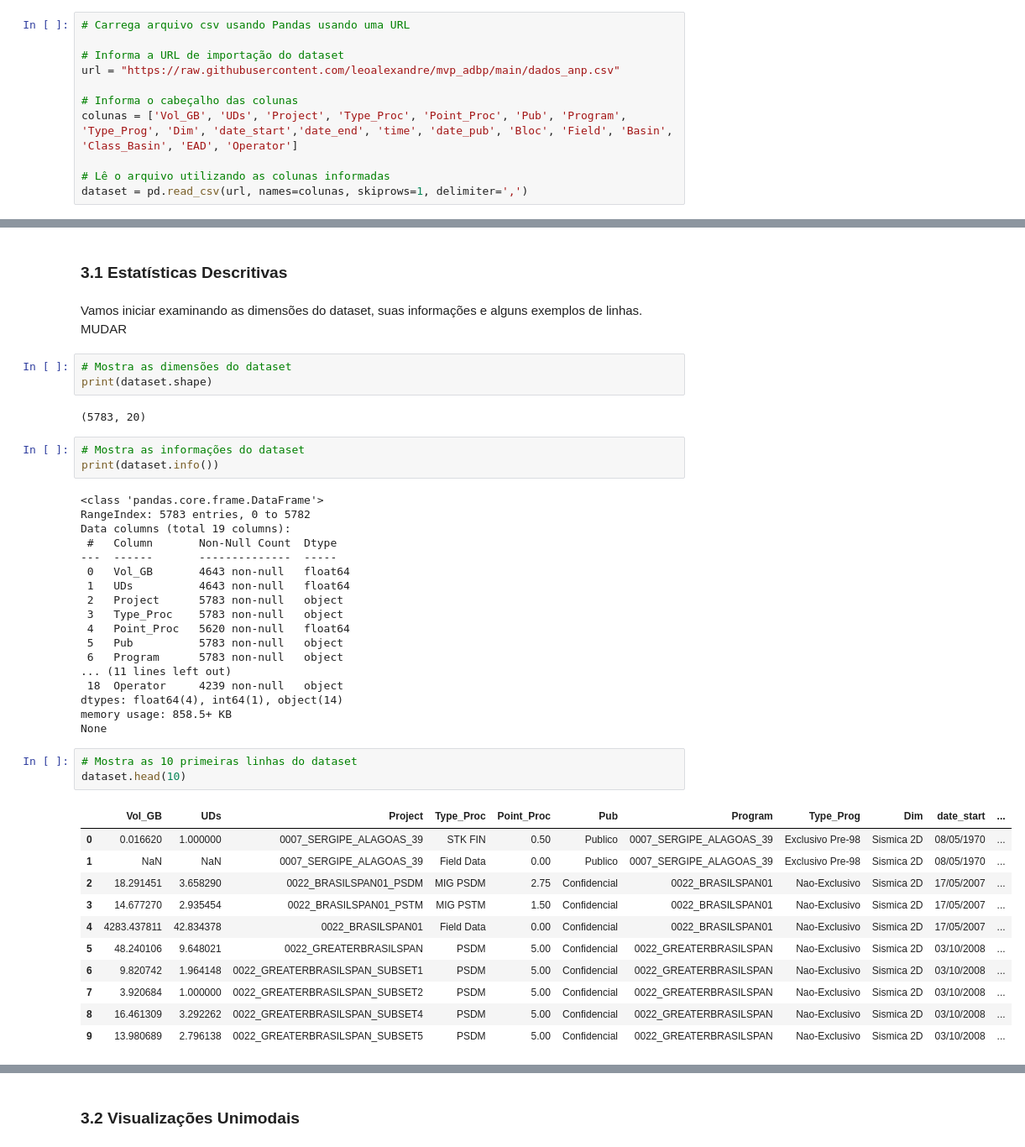
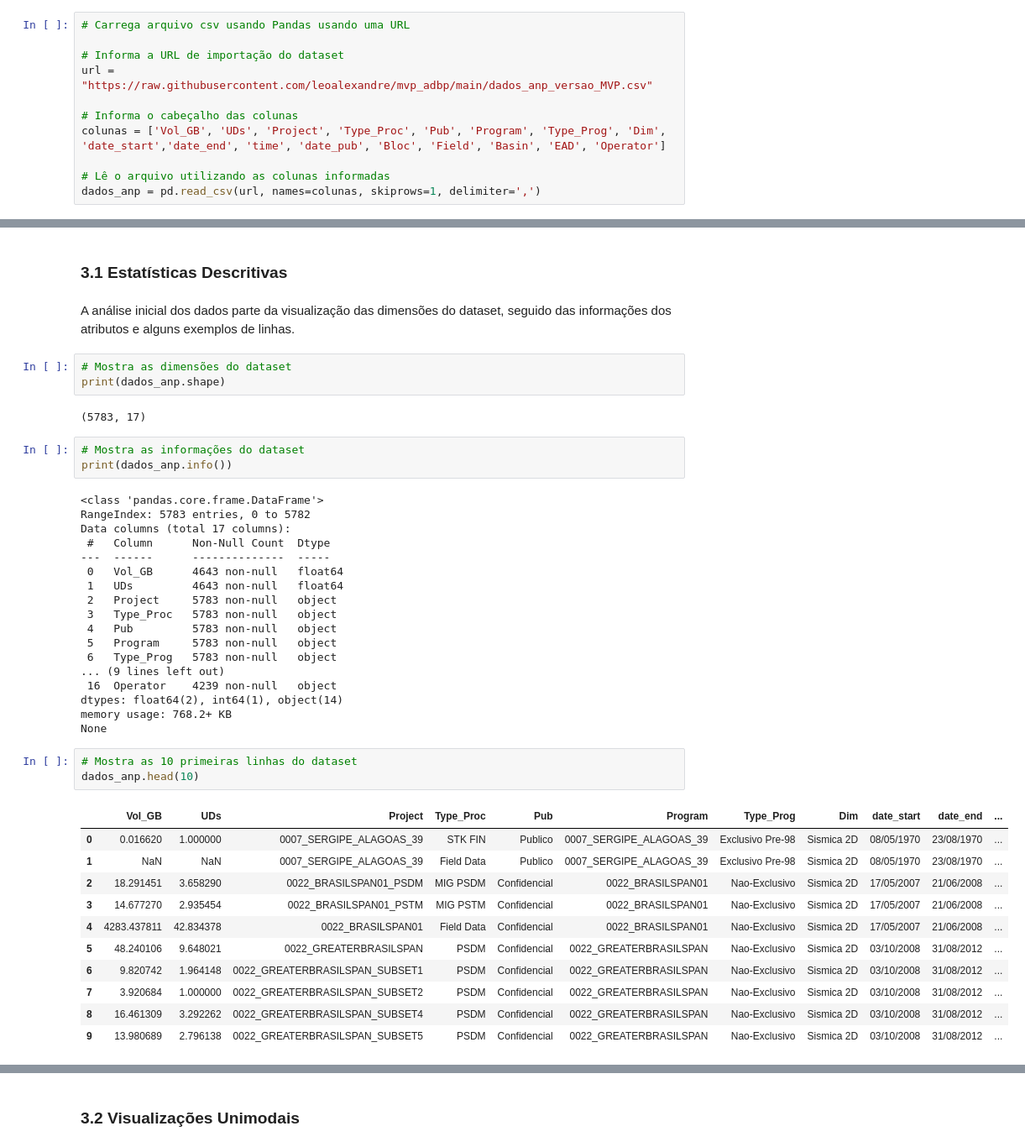
Before and after one commit to leoalexandre/MVP_ADBP, a Jupyter notebook: mvp_anp_seismic.ipynb, the cells around one changed output, grey strips where cells are left out. Shown at 84% size. Cells and saved outputs as stored; diff of their text form.

```diff
--- a/mvp_anp_seismic.ipynb
+++ b/mvp_anp_seismic.ipynb
@@ -77,10 +78,10 @@ Para a carga dos dados presentes em um arquivo de extensão csv será utilizado
 # Carrega arquivo csv usando Pandas usando uma URL
 
 # Informa a URL de importação do dataset
-url = "https://raw.githubusercontent.com/leoalexandre/mvp_adbp/main/dados_anp.csv"
+url = "https://raw.githubusercontent.com/leoalexandre/mvp_adbp/main/dados_anp_versao_MVP.csv"
 
 # Informa o cabeçalho das colunas
-colunas = ['Vol_GB', 'UDs', 'Project', 'Type_Proc', 'Point_Proc', 'Pub', 'Program', 'Type_Prog', 'Dim', 'date_start','date_end', 'time', 'date_pub', 'Bloc', 'Field', 'Basin', 'Class_Basin', 'EAD', 'Operator']
+colunas = ['Vol_GB', 'UDs', 'Project', 'Type_Proc', 'Pub', 'Program', 'Type_Prog', 'Dim', 'date_start','date_end', 'time', 'date_pub', 'Bloc', 'Field', 'Basin', 'EAD', 'Operator']
 
 # Lê o arquivo utilizando as colunas informadas
-dataset = pd.read_csv(url, names=colunas, skiprows=1, delimiter=',')
+dados_anp = pd.read_csv(url, names=colunas, skiprows=1, delimiter=',')
@@ -98,47 +104,47 @@ dataset.head()
 # %% [markdown]
 ### 3.1 Estatísticas Descritivas
 # %% [markdown]
-Vamos iniciar examinando as dimensões do dataset, suas informações e alguns exemplos de linhas. MUDAR
+A análise inicial dos dados parte da visualização das dimensões do dataset, seguido das informações dos atributos e alguns exemplos de linhas.
 # %%
 # Mostra as dimensões do dataset
-print(dataset.shape)
+print(dados_anp.shape)
 # %% [output]
-(5783, 20)
+(5783, 17)
 # %%
 # Mostra as informações do dataset
-print(dataset.info())
+print(dados_anp.info())
 # %% [output]
 <class 'pandas.core.frame.DataFrame'>
 RangeIndex: 5783 entries, 0 to 5782
-Data columns (total 19 columns):
- #   Column       Non-Null Count  Dtype
----  ------       --------------  -----
- 0   Vol_GB       4643 non-null   float64
- 1   UDs          4643 non-null   float64
- 2   Project      5783 non-null   object
- 3   Type_Proc    5783 non-null   object
- 4   Point_Proc   5620 non-null   float64
- 5   Pub          5783 non-null   object
- 6   Program      5783 non-null   object
-... (11 lines left out)
- 18  Operator     4239 non-null   object
-dtypes: float64(4), int64(1), object(14)
-memory usage: 858.5+ KB
+Data columns (total 17 columns):
+ #   Column      Non-Null Count  Dtype
+---  ------      --------------  -----
+ 0   Vol_GB      4643 non-null   float64
+ 1   UDs         4643 non-null   float64
+ 2   Project     5783 non-null   object
+ 3   Type_Proc   5783 non-null   object
+ 4   Pub         5783 non-null   object
+ 5   Program     5783 non-null   object
+ 6   Type_Prog   5783 non-null   object
+... (9 lines left out)
+ 16  Operator    4239 non-null   object
+dtypes: float64(2), int64(1), object(14)
+memory usage: 768.2+ KB
 None
 # %%
 # Mostra as 10 primeiras linhas do dataset
-dataset.head(10)
+dados_anp.head(10)
 # %% [output]
-|  | Vol_GB | UDs | Project | Type_Proc | Point_Proc | Pub | Program | Type_Prog | Dim | date_start | ... |
-| 0 | 0.016620 | 1.000000 | 0007_SERGIPE_ALAGOAS_39 | STK FIN | 0.50 | Publico | 0007_SERGIPE_ALAGOAS_39 | Exclusivo Pre-98 | Sismica 2D | 08/05/1970 | ... |
-| 1 | NaN | NaN | 0007_SERGIPE_ALAGOAS_39 | Field Data | 0.00 | Publico | 0007_SERGIPE_ALAGOAS_39 | Exclusivo Pre-98 | Sismica 2D | 08/05/1970 | ... |
-| 2 | 18.291451 | 3.658290 | 0022_BRASILSPAN01_PSDM | MIG PSDM | 2.75 | Confidencial | 0022_BRASILSPAN01 | Nao-Exclusivo | Sismica 2D | 17/05/2007 | ... |
-| 3 | 14.677270 | 2.935454 | 0022_BRASILSPAN01_PSTM | MIG PSTM | 1.50 | Confidencial | 0022_BRASILSPAN01 | Nao-Exclusivo | Sismica 2D | 17/05/2007 | ... |
-| 4 | 4283.437811 | 42.834378 | 0022_BRASILSPAN01 | Field Data | 0.00 | Confidencial | 0022_BRASILSPAN01 | Nao-Exclusivo | Sismica 2D | 17/05/2007 | ... |
-| 5 | 48.240106 | 9.648021 | 0022_GREATERBRASILSPAN | PSDM | 5.00 | Confidencial | 0022_GREATERBRASILSPAN | Nao-Exclusivo | Sismica 2D | 03/10/2008 | ... |
-| 6 | 9.820742 | 1.964148 | 0022_GREATERBRASILSPAN_SUBSET1 | PSDM | 5.00 | Confidencial | 0022_GREATERBRASILSPAN | Nao-Exclusivo | Sismica 2D | 03/10/2008 | ... |
-| 7 | 3.920684 | 1.000000 | 0022_GREATERBRASILSPAN_SUBSET2 | PSDM | 5.00 | Confidencial | 0022_GREATERBRASILSPAN | Nao-Exclusivo | Sismica 2D | 03/10/2008 | ... |
-| 8 | 16.461309 | 3.292262 | 0022_GREATERBRASILSPAN_SUBSET4 | PSDM | 5.00 | Confidencial | 0022_GREATERBRASILSPAN | Nao-Exclusivo | Sismica 2D | 03/10/2008 | ... |
-| 9 | 13.980689 | 2.796138 | 0022_GREATERBRASILSPAN_SUBSET5 | PSDM | 5.00 | Confidencial | 0022_GREATERBRASILSPAN | Nao-Exclusivo | Sismica 2D | 03/10/2008 | ... |
+|  | Vol_GB | UDs | Project | Type_Proc | Pub | Program | Type_Prog | Dim | date_start | date_end | ... |
+| 0 | 0.016620 | 1.000000 | 0007_SERGIPE_ALAGOAS_39 | STK FIN | Publico | 0007_SERGIPE_ALAGOAS_39 | Exclusivo Pre-98 | Sismica 2D | 08/05/1970 | 23/08/1970 | ... |
+| 1 | NaN | NaN | 0007_SERGIPE_ALAGOAS_39 | Field Data | Publico | 0007_SERGIPE_ALAGOAS_39 | Exclusivo Pre-98 | Sismica 2D | 08/05/1970 | 23/08/1970 | ... |
+| 2 | 18.291451 | 3.658290 | 0022_BRASILSPAN01_PSDM | MIG PSDM | Confidencial | 0022_BRASILSPAN01 | Nao-Exclusivo | Sismica 2D | 17/05/2007 | 21/06/2008 | ... |
+| 3 | 14.677270 | 2.935454 | 0022_BRASILSPAN01_PSTM | MIG PSTM | Confidencial | 0022_BRASILSPAN01 | Nao-Exclusivo | Sismica 2D | 17/05/2007 | 21/06/2008 | ... |
+| 4 | 4283.437811 | 42.834378 | 0022_BRASILSPAN01 | Field Data | Confidencial | 0022_BRASILSPAN01 | Nao-Exclusivo | Sismica 2D | 17/05/2007 | 21/06/2008 | ... |
+| 5 | 48.240106 | 9.648021 | 0022_GREATERBRASILSPAN | PSDM | Confidencial | 0022_GREATERBRASILSPAN | Nao-Exclusivo | Sismica 2D | 03/10/2008 | 31/08/2012 | ... |
+| 6 | 9.820742 | 1.964148 | 0022_GREATERBRASILSPAN_SUBSET1 | PSDM | Confidencial | 0022_GREATERBRASILSPAN | Nao-Exclusivo | Sismica 2D | 03/10/2008 | 31/08/2012 | ... |
+| 7 | 3.920684 | 1.000000 | 0022_GREATERBRASILSPAN_SUBSET2 | PSDM | Confidencial | 0022_GREATERBRASILSPAN | Nao-Exclusivo | Sismica 2D | 03/10/2008 | 31/08/2012 | ... |
+| 8 | 16.461309 | 3.292262 | 0022_GREATERBRASILSPAN_SUBSET4 | PSDM | Confidencial | 0022_GREATERBRASILSPAN | Nao-Exclusivo | Sismica 2D | 03/10/2008 | 31/08/2012 | ... |
+| 9 | 13.980689 | 2.796138 | 0022_GREATERBRASILSPAN_SUBSET5 | PSDM | Confidencial | 0022_GREATERBRASILSPAN | Nao-Exclusivo | Sismica 2D | 03/10/2008 | 31/08/2012 | ... |
 # %%
 # Mostra as 10 últimas linhas do dataset
```
Also changed, not shown: parts of 18 cells of this notebook.
